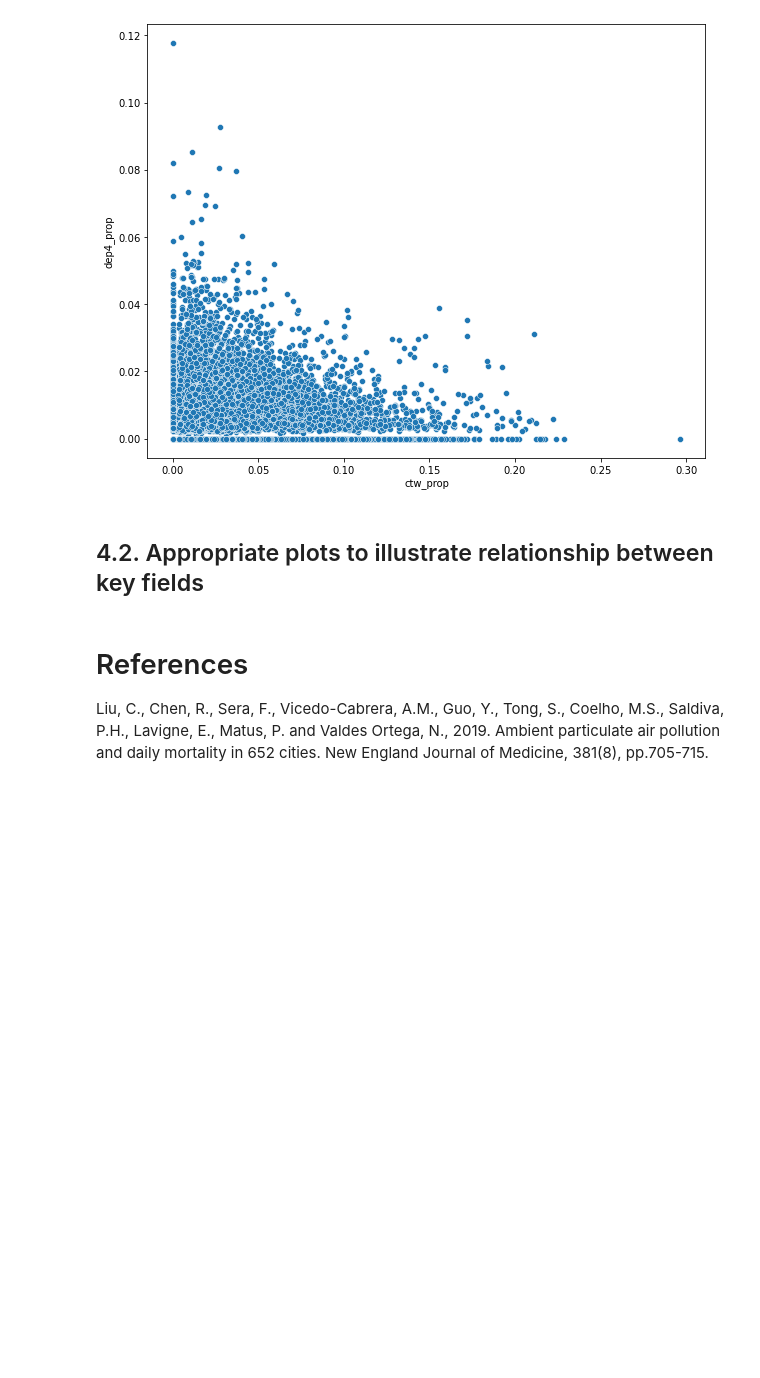
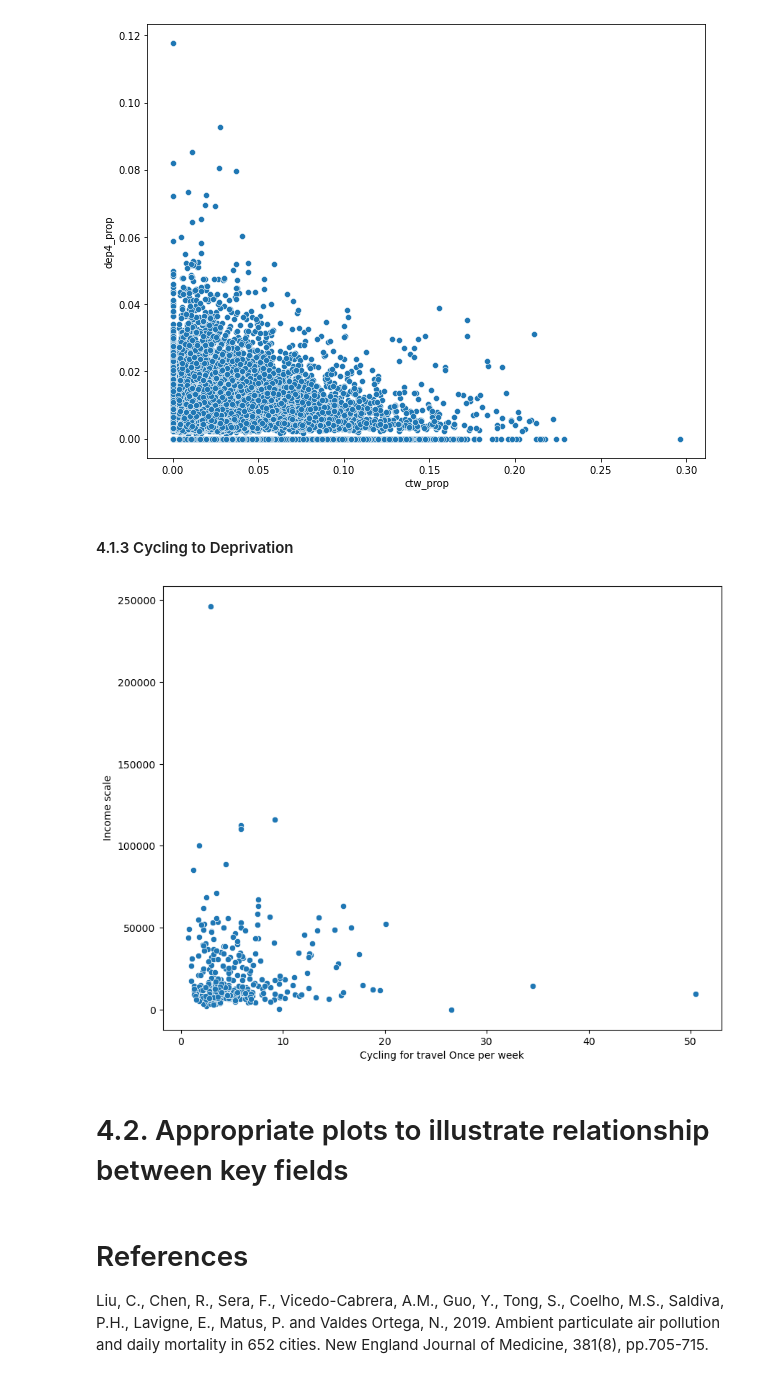
Before and after one commit to ZacharyP-E/qm_group25, a Jupyter notebook: qm_group_code.ipynb, the cells around one changed output. Saved outputs shown, nothing was run; the diff lists cells and outputs as text; code cells hidden in the pictures; blank space fills up the shorter version.

```diff
--- a/qm_group_code.ipynb
+++ b/qm_group_code.ipynb
@@ -157,0 +161,3 @@ deprivation.head(10)
+# %%
+cycling_2019 = pd.read_csv ('https://raw.githubusercontent.com/ZacharyP-E/qm_group25/main/data/2019_cycling.csv')
+cycling_2019.head(10)
@@ -263,0 +284,2 @@ df = df.drop_duplicates(keep="first")
+# %%
+income_1 = depri_income_2019.merge(cycling_2019, how="left", on="Local Authority District code (2019)")
@@ -263,0 +306,2 @@ df = df.drop_duplicates(keep="first")
+# %%
+income_1 = income_1.drop_duplicates(keep="first")
@@ -303,8 +368,18 @@ sns.scatterplot(data = df, x="ctw_prop",
 plt.show()
 # %% [output]
 [figure]
+# %% [markdown]
+#### 4.1.3 Cycling to Deprivation
+# %%
+fig, ax = plt.subplots(1, figsize = (10,8))
+sns.scatterplot(data = income_1, x="Cycling for travel Once per week",
+            y="Income scale", ax=ax)
+
+plt.show()
+# %% [output]
+[figure, added]
 # %% [markdown]
-## 4.2. Appropriate plots to illustrate relationship between key fields
+# 4.2. Appropriate plots to illustrate relationship between key fields
 # %% [markdown]
 # References
 
```
Also changed, not shown: parts of 7 cells of this notebook.
